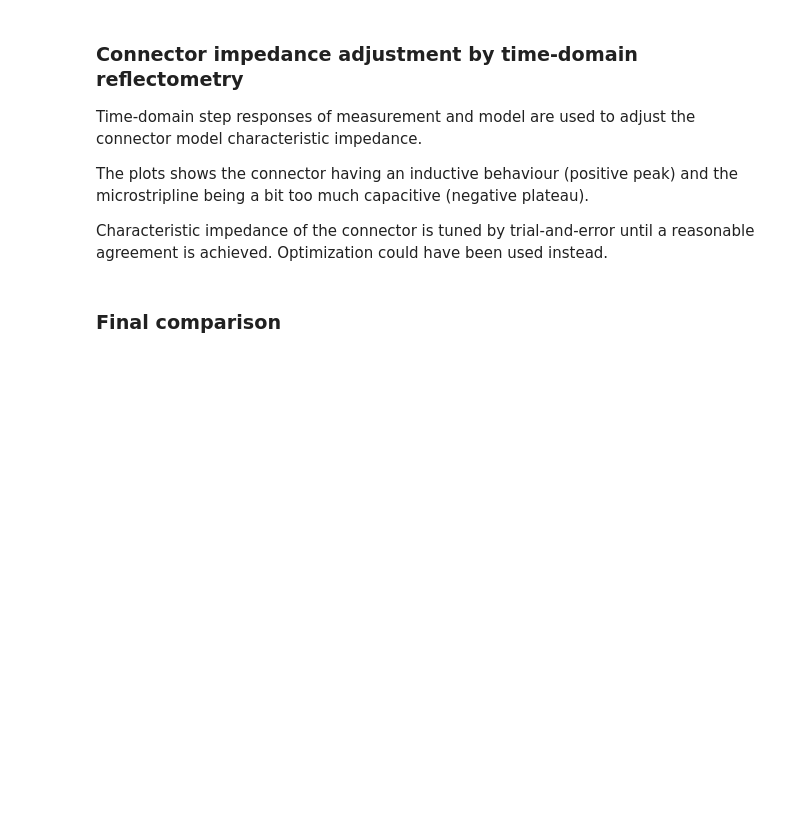
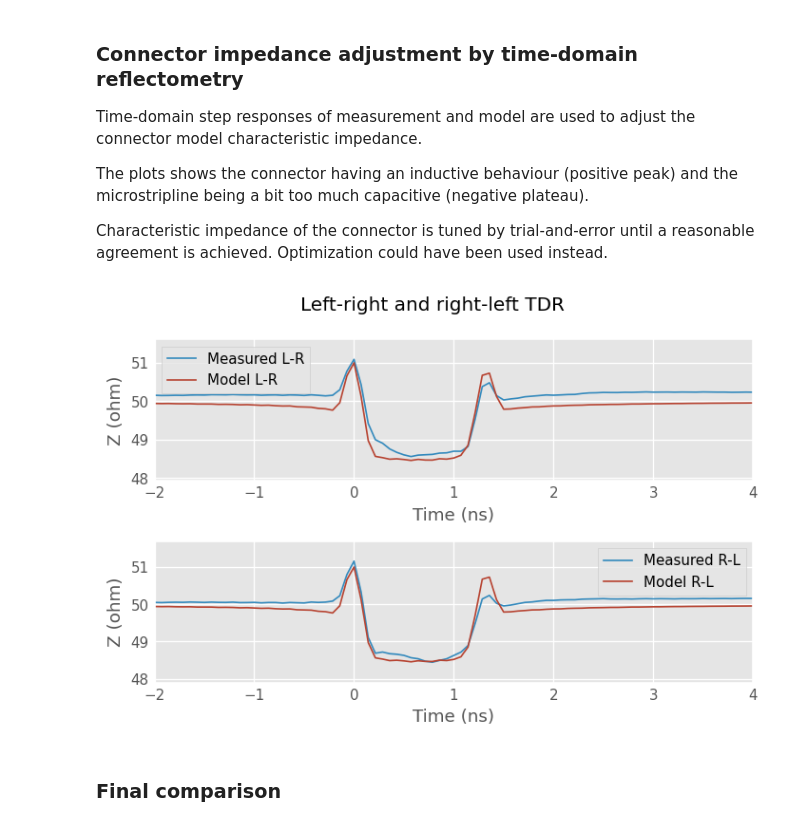
Before and after one commit to scikit-rf/scikit-rf, a Jupyter notebook: doc/source/examples/networktheory/Correlating microstripline model to measurement.ipynb, the cells around one changed output. Cells and saved outputs as stored; diff of their text form; code cells hidden in the pictures; blank space fills up the shorter version.

```diff
--- a/doc/source/examples/networktheory/Correlating microstripline model to measurement.ipynb
+++ b/doc/source/examples/networktheory/Correlating microstripline model to measurement.ipynb
@@ -217,23 +230,25 @@ Characteristic impedance of the connector is tuned by trial-and-error until a re
 # %%
 mod = left ** DUT ** right
 
 MSL100_dc = MSL100.extrapolate_to_dc(kind='linear')
 DUT_dc = mod.extrapolate_to_dc(kind='linear')
 
 plt.figure()
 plt.suptitle('Left-right and right-left TDR')
 plt.subplot(2,1,1)
-MSL100_dc.s11.plot_s_time_step(pad=2000, window='hamming', label='Measured L-R')
-DUT_dc.s11.plot_s_time_step(pad=2000, window='hamming', label='Model L-R')
+MSL100_dc.s11.plot_z_time_step(pad=2000, window='hamming', label='Measured L-R')
+DUT_dc.s11.plot_z_time_step(pad=2000, window='hamming', label='Model L-R')
 plt.xlim(-2, 4)
 
 plt.subplot(2,1,2)
-MSL100_dc.s22.plot_s_time_step(pad=2000, window='hamming', label='Measured R-L')
-DUT_dc.s22.plot_s_time_step(pad=2000, window='hamming', label='Model R-L')
+MSL100_dc.s22.plot_z_time_step(pad=2000, window='hamming', label='Measured R-L')
+DUT_dc.s22.plot_z_time_step(pad=2000, window='hamming', label='Model R-L')
 plt.xlim(-2, 4)
 
 plt.tight_layout()
 plt.show()
+# %% [output]
+[figure, added]
 # %% [markdown]
 ### Final comparison
 # %%
```
Also changed, not shown: parts of 7 cells of this notebook.
